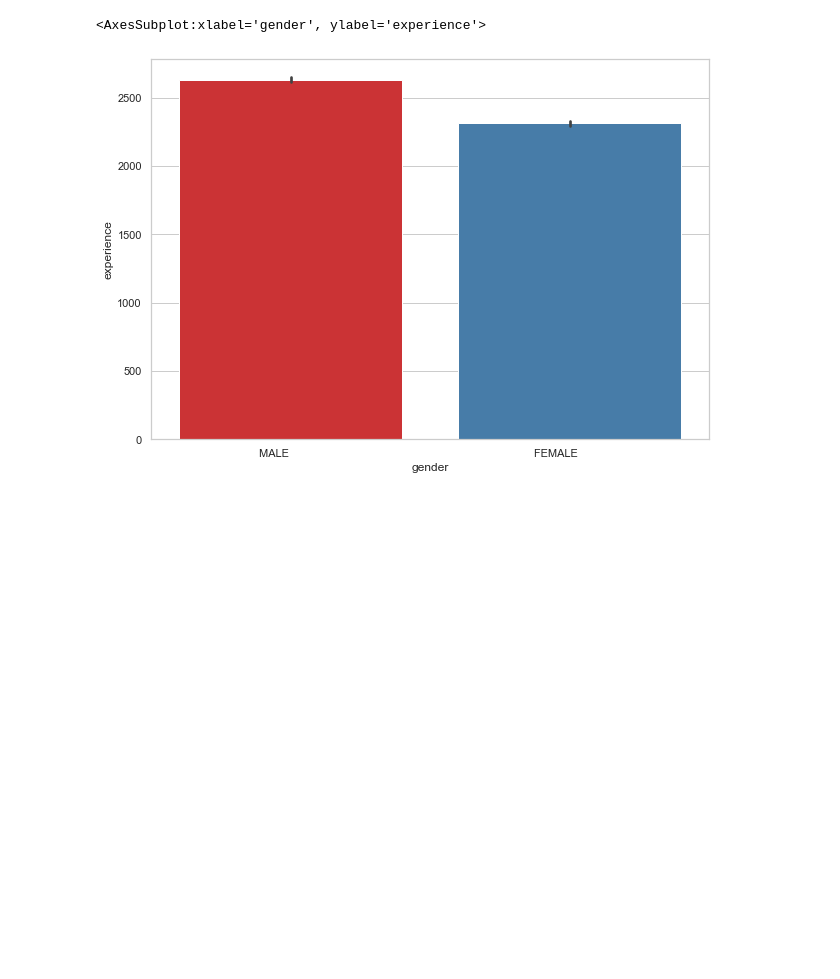
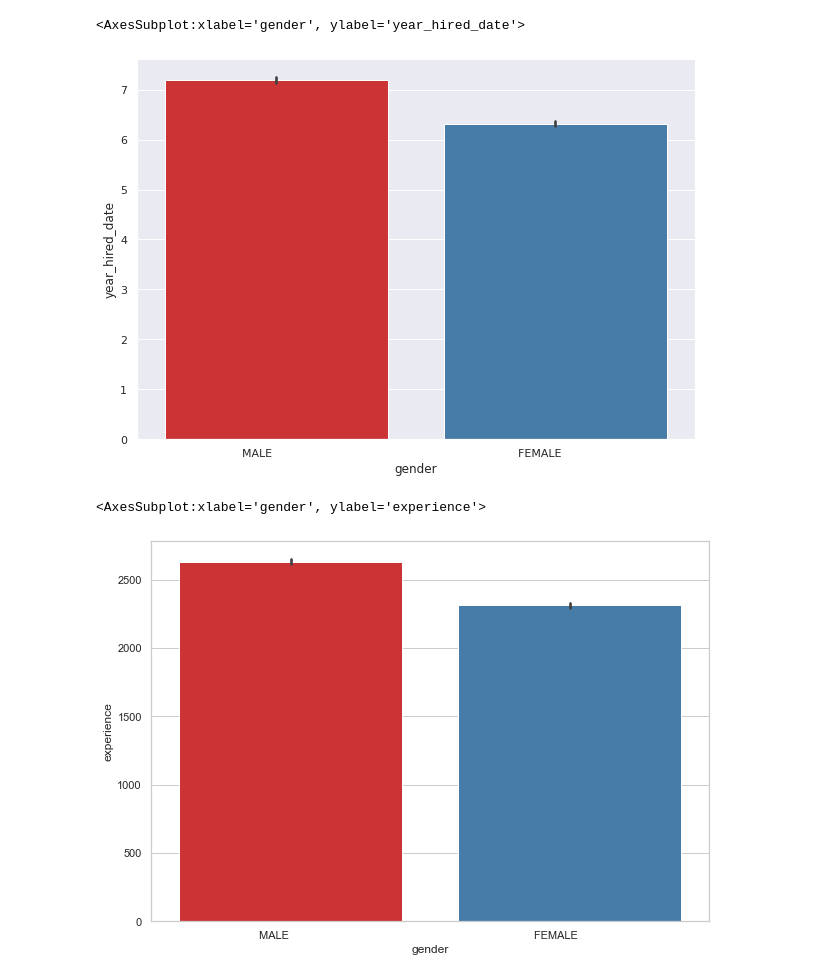
Before and after one commit to crazyjeannot/data_challenge, a Jupyter notebook: notebooks/EDA_datachallenge.ipynb, the cells around one changed output. Cells and saved outputs as stored; diff of their text form; code cells hidden in the pictures; blank space fills up the shorter version.

```diff
--- a/notebooks/EDA_datachallenge.ipynb
+++ b/notebooks/EDA_datachallenge.ipynb
@@ -53,3 +69,8 @@ sns.barplot(x='gender',y='salary',data=df_main,estimator=np.std, palette='Set1')
+# %%
+sns.barplot(x='gender',y='year_hired_date',data=df_main, estimator=np.std, palette='Set1')
+# %% [output]
+<AxesSubplot:xlabel='gender', ylabel='year_hired_date'>
+[figure, added]
 # %%
 sns.barplot(x='gender',y='experience',data=df_main, estimator=np.std, palette='Set1')
 # %% [output]
```
Also changed, not shown: parts of 13 cells of this notebook, 1 other file.
